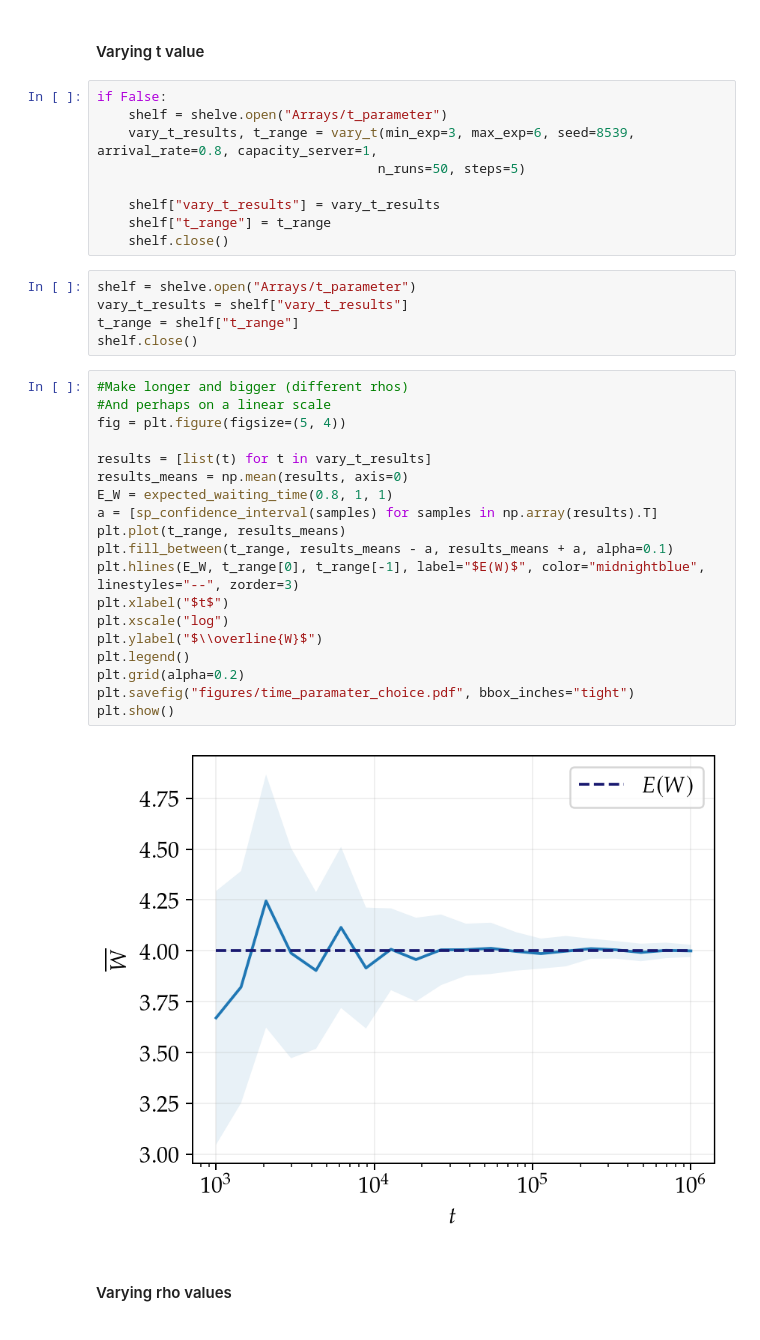
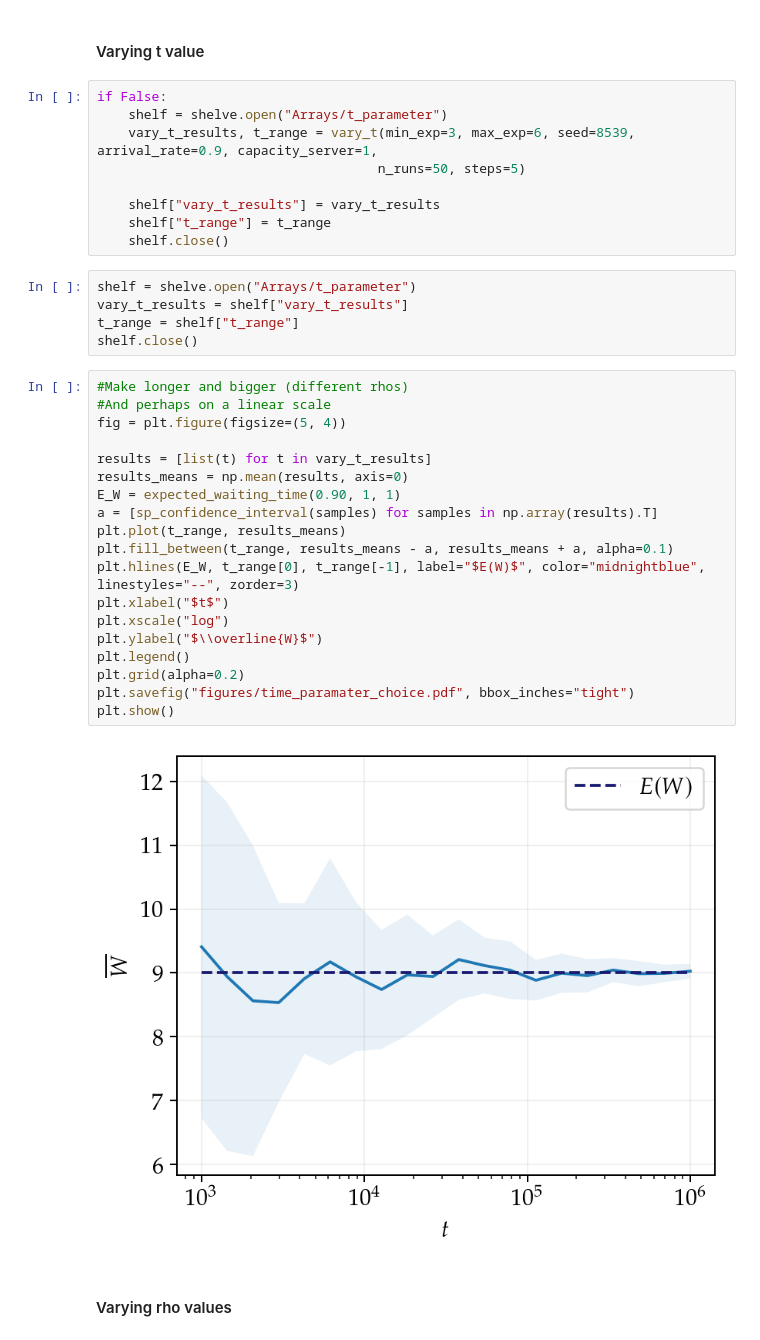
Before and after one commit to Maloup/Stochastic_assignment_2, a Jupyter notebook: Result_visualization.ipynb, the cells around one changed output. Drawn from its saved outputs; the diff is of its cells as text.

```diff
--- a/Result_visualization.ipynb
+++ b/Result_visualization.ipynb
@@ -97,7 +97,7 @@ def vary_t(min_exp, max_exp, seed, arrival_rate, capacity_server, tib_func = tib
 # %%
 if False:
     shelf = shelve.open("Arrays/t_parameter")
-    vary_t_results, t_range = vary_t(min_exp=3, max_exp=6, seed=8539, arrival_rate=0.8, capacity_server=1,
+    vary_t_results, t_range = vary_t(min_exp=3, max_exp=6, seed=8539, arrival_rate=0.9, capacity_server=1,
                                     n_runs=50, steps=5)
 
     shelf["vary_t_results"] = vary_t_results
@@ -111,24 +111,24 @@ shelf.close()
 # %%
 #Make longer and bigger (different rhos)
 #And perhaps on a linear scale
 fig = plt.figure(figsize=(5, 4))
 
 results = [list(t) for t in vary_t_results]
 results_means = np.mean(results, axis=0)
-E_W = expected_waiting_time(0.8, 1, 1)
+E_W = expected_waiting_time(0.90, 1, 1)
 a = [sp_confidence_interval(samples) for samples in np.array(results).T]
 plt.plot(t_range, results_means)
 plt.fill_between(t_range, results_means - a, results_means + a, alpha=0.1)
 plt.hlines(E_W, t_range[0], t_range[-1], label="$E(W)$", color="midnightblue", linestyles="--", zorder=3)
 plt.xlabel("$t$")
 plt.xscale("log")
 plt.ylabel("$\\overline{W}$")
 plt.legend()
 plt.grid(alpha=0.2)
 plt.savefig("figures/time_paramater_choice.pdf", bbox_inches="tight")
 plt.show()
 # %% [output]
-[figure, old version]
+[figure, new version]
 # %% [markdown]
 #### Varying rho values
 # %%
```
Also changed, not shown: parts of 14 cells of this notebook, 10 other files.
